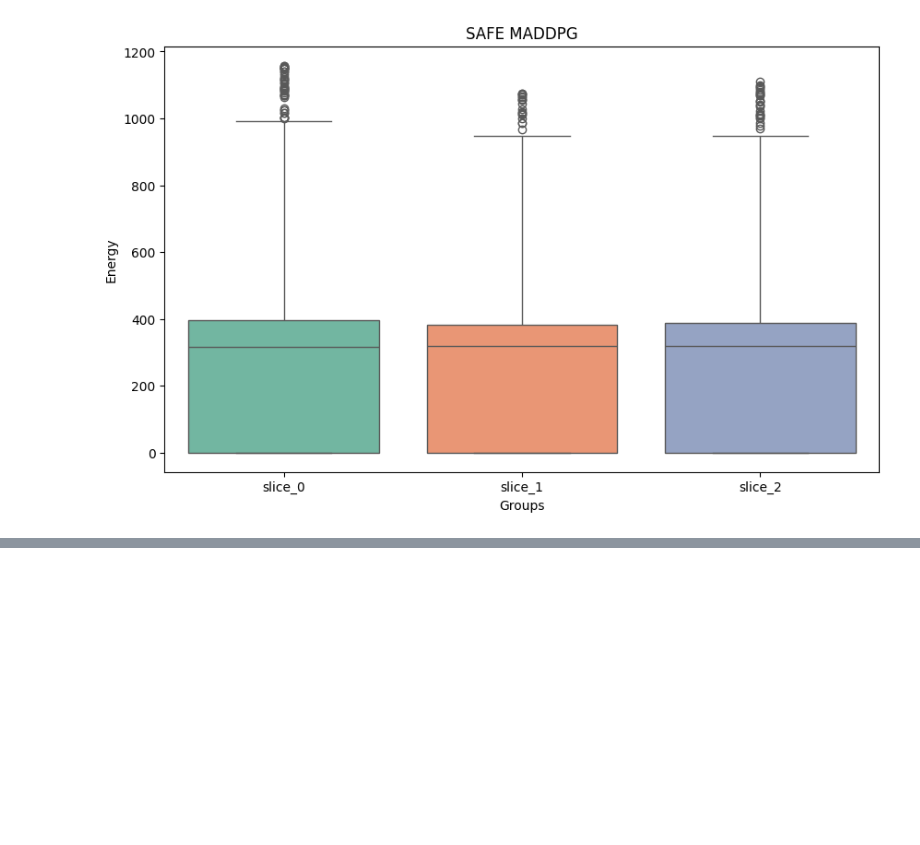
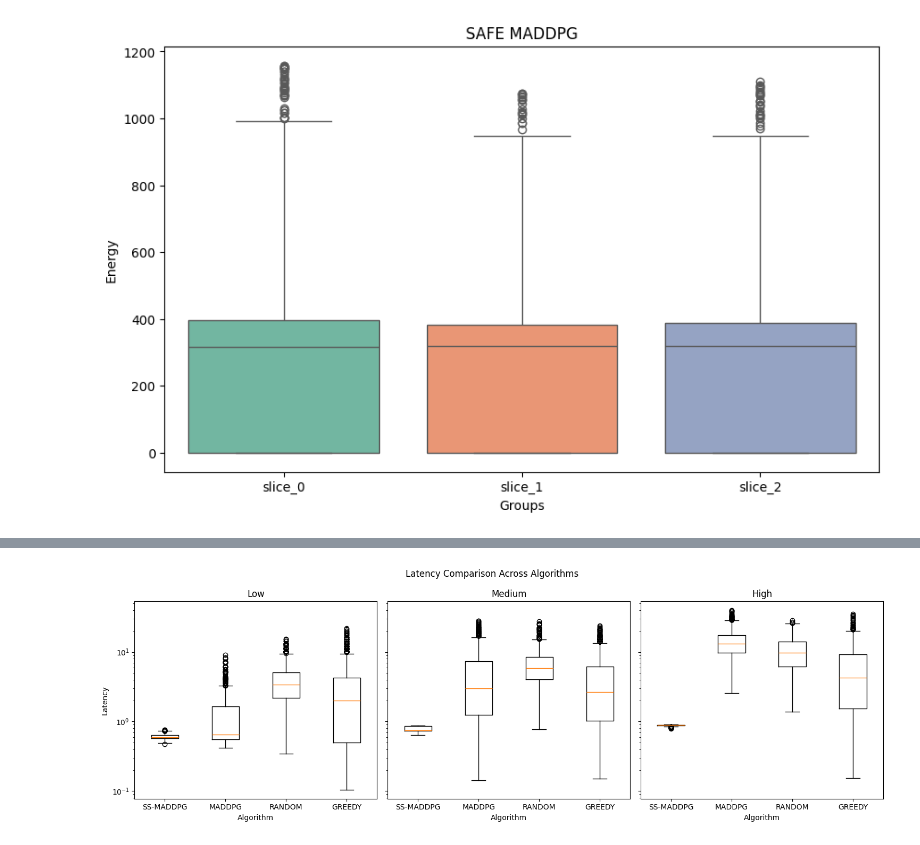
Before and after one commit to trietngo712/MARL4NetworkSlicing, a Jupyter notebook: experiments/experiment_8/result_analysis.ipynb, the cells around one changed output, grey strips where cells are left out. Cells and saved outputs as stored; diff of their text form; code cells hidden in the pictures; blank space fills up the shorter version.

```diff
--- a/experiments/experiment_8/result_analysis.ipynb
+++ b/experiments/experiment_8/result_analysis.ipynb
@@ -759,0 +955,62 @@ SyntaxError: invalid decimal literal (1587111465.py, line 119)
+# %%
+import numpy as np
+import matplotlib.pyplot as plt
+from pathlib import Path
+import pandas as pd
+
+# ============================================================
+# Configuration
+# ============================================================
+data_dir = Path("collection")
+
+algorithms = ["SS-MADDPG", "MADDPG", "RANDOM", "GREEDY"]
+scenarios = ["Low", "Medium", "High"]
+
+# ============================================================
+# Read latency files
+# ============================================================
+data = {}
+
+for scenario in scenarios:
+    data[scenario] = {}
+
+    for alg in algorithms:
+        file_path = data_dir / f"{scenario}_{alg}.csv"
+
+        latencies = pd.read_csv(file_path)['latency'].values
+        data[scenario][alg] = latencies[latencies >= 0]
+
+# ============================================================
+# Boxplots
+# ============================================================
+fig, axes = plt.subplots(
+    1,
+    len(scenarios),
+    figsize=(15, 5),
+    sharey=True
+)
+
+for ax, scenario in zip(axes, scenarios):
+
+    box_data = [
+        data[scenario][alg]
+        for alg in algorithms
+    ]
+
+    ax.boxplot(
+        box_data,
+        labels=algorithms,
+        showfliers=True
+    )
+
+    ax.set_title(scenario)
+    ax.set_xlabel("Algorithm")
+    ax.set_yscale("log")   # <-- Logarithmic y-axis
+
+axes[0].set_ylabel("Latency")
+fig.suptitle("Latency Comparison Across Algorithms")
+
+plt.tight_layout()
+plt.show()
+# %% [output]
+[figure, added]
```
Also changed, not shown: parts of 6 cells of this notebook, 5 other files.
